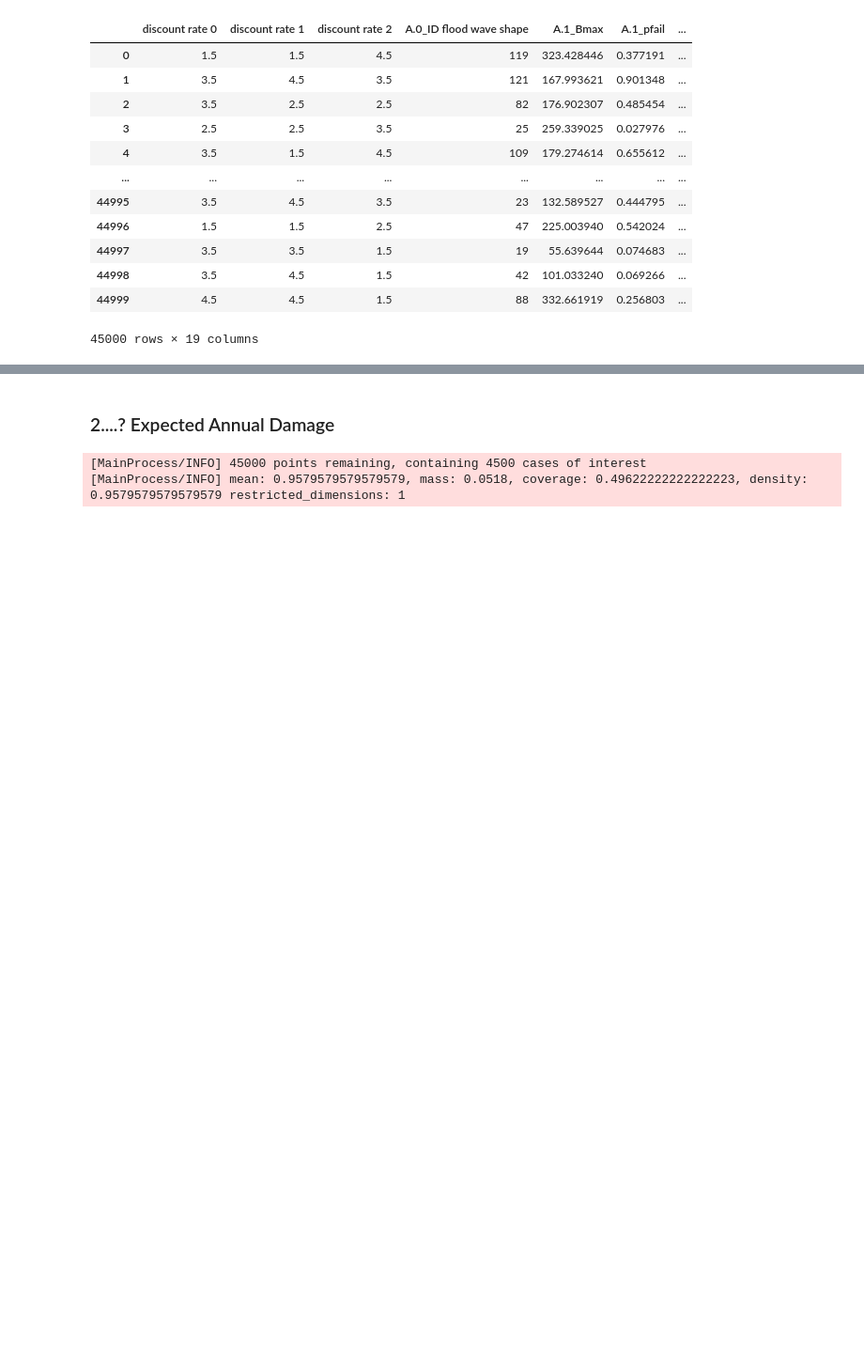
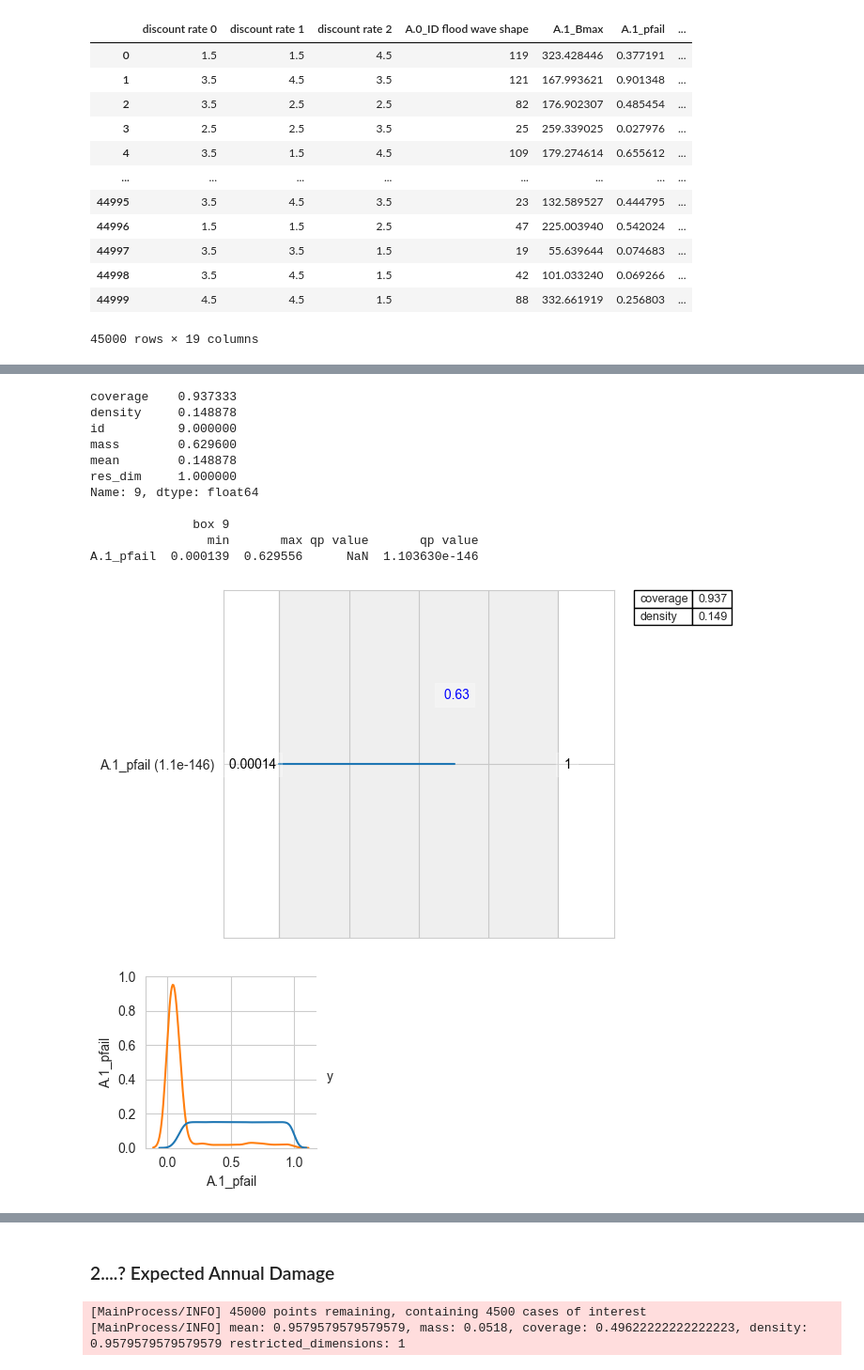
Before and after one commit to BRtudelft/Group1_EPA1361_Model-based_Decision-making, a Jupyter notebook: 4_MORDM_DS_scenario_discovery_&_trade-off_analysis.ipynb, the cells around one changed output, grey strips where cells are left out. Shown at 94% size. Cells and saved outputs as stored; diff of their text form; code cells hidden in the pictures; blank space fills up the shorter version.

```diff
--- a/4_MORDM_DS_scenario_discovery_&_trade-off_analysis.ipynb
+++ b/4_MORDM_DS_scenario_discovery_&_trade-off_analysis.ipynb
@@ -88,0 +102,19 @@ plt.show()
+# %%
+box1.inspect(9)
+box1.inspect(9, style="graph")
+box1.show_pairs_scatter(9)
+plt.show()
+# %% [output]
+coverage    0.937333
+density     0.148878
+id          9.000000
+mass        0.629600
+mean        0.148878
+res_dim     1.000000
+Name: 9, dtype: float64
+
+              box 9
+                min       max qp value       qp value
+A.1_pfail  0.000139  0.629556      NaN  1.103630e-146
+[figure, added]
+[figure, added]
```
Also changed, not shown: parts of 5 cells of this notebook.
